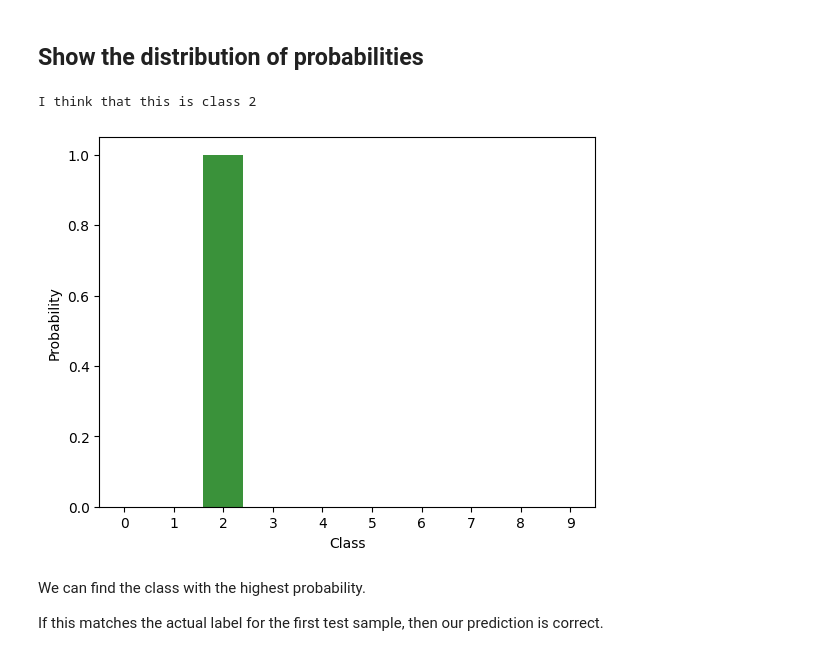
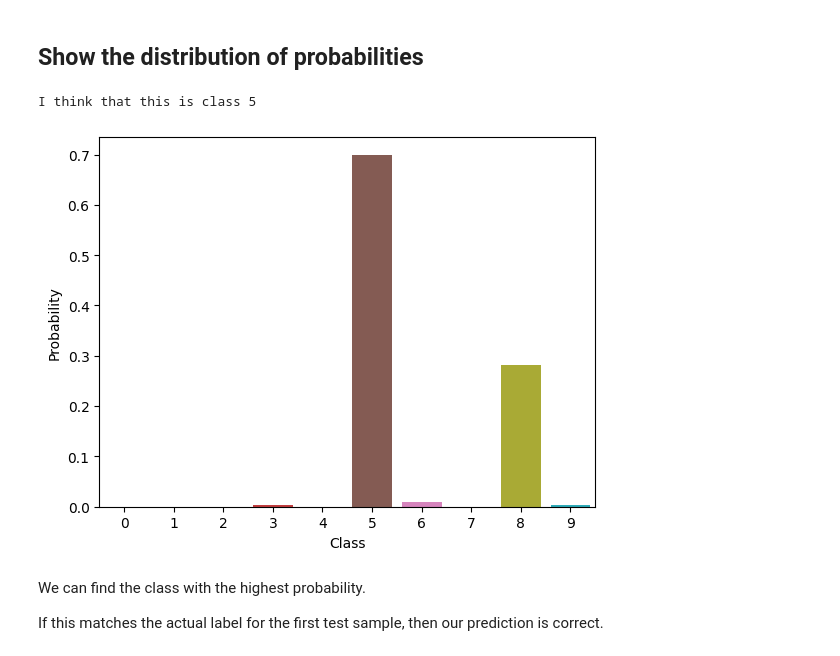
Before and after one commit to rikkeuldbaek/cds-visual, a Jupyter notebook: nbs/session5_inclass_ru.ipynb, the cells around one changed output. Drawn from its saved outputs; the diff is of its cells as text; code cells hidden in the pictures.

```diff
--- a/nbs/session5_inclass_ru.ipynb
+++ b/nbs/session5_inclass_ru.ipynb
@@ -135,14 +136,14 @@ We can compute the conditional probability for each class and then plot the prob
 ## Show the distribution of probabilities
 # %%
 clf_util.plot_probs(X_test_scaled,
-                    50,  #pick a random image
+                    2,  #pick a random image
                     clf, #trained classifier model
                     classes) #names of classes
                     #here the model tells us the prob of the digit being one of the classes between 0-9
                     # so it gives us a likelihood of the image being digit 0-9
 # %% [output]
-I think that this is class 2
+I think that this is class 5
-[figure, old version]
+[figure, new version]
 # %% [markdown]
 We can find the class with the highest probability.
 
```
Also changed, not shown: parts of 7 cells of this notebook.
